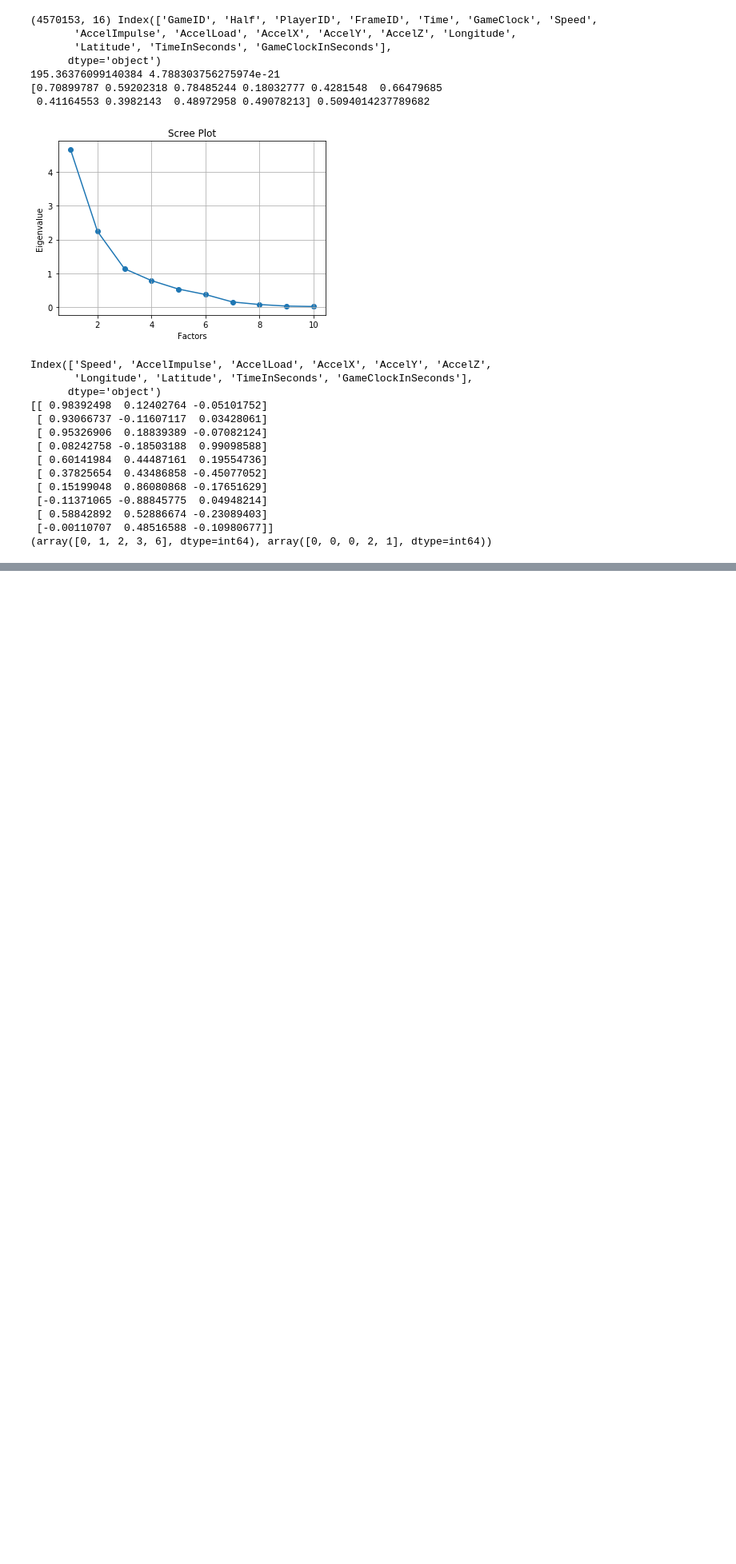
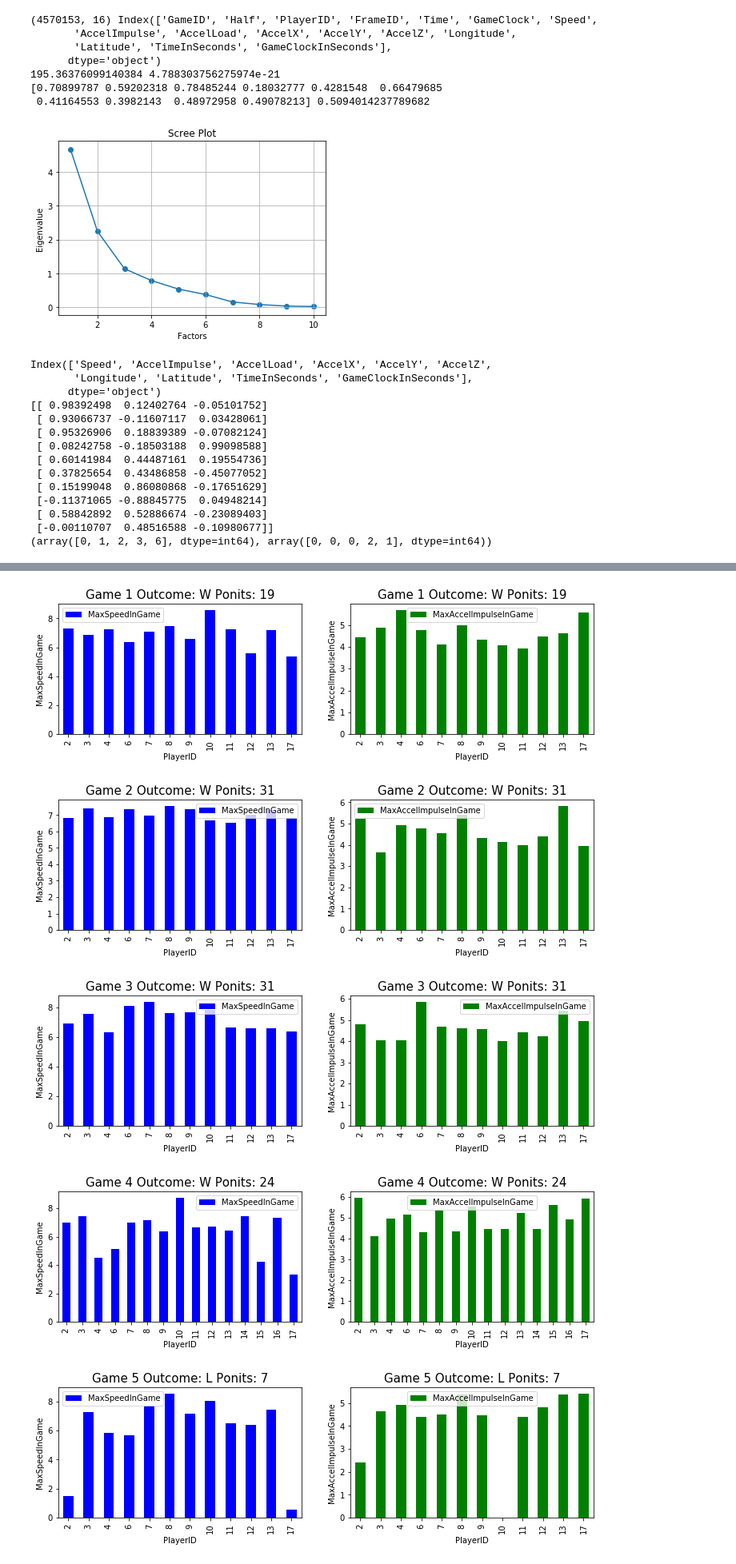
Before and after one commit to JoeRoussy/sta2453-project-1, a Jupyter notebook: gps_factor_analysis.ipynb, the cells around one changed output, grey strips where cells are left out. Shown at 80% size. Cells and saved outputs as stored; diff of their text form; code cells hidden in the pictures; blank space fills up the shorter version.

```diff
--- a/gps_factor_analysis.ipynb
+++ b/gps_factor_analysis.ipynb
@@ -143,0 +284,28 @@ print(games_df.head())
+# %%
+grouped_by_game = speed_data.groupby(['GameID','Outcome','TeamPoints'])
+
+for name,group in grouped_by_game:
+    fig = plt.figure(figsize=(12,3))
+    ax1 = fig.add_subplot(121)
+#     ax.set_yticks(np.arange(min(y), max(y)+1, 1.0))
+    group.plot.bar(ax=ax1, color='blue',x="PlayerID",y="MaxSpeedInGame")
+    ax1.set_ylabel('MaxSpeedInGame')
+    ax1.set_title('Game ' + str(name[0])+
+                  ' Outcome: ' + str(name[1]) +
+                  ' Points: ' + str(name[2]), fontsize=15)
+
+    ax2 = fig.add_subplot(122)
+    group.plot.bar(ax=ax2, color='green',x="PlayerID",y="MaxAccelImpulseInGame")
+    ax2.set_ylabel('MaxAccelImpulseInGame')
+    ax2.set_title('Game ' + str(name[0])+
+                  ' Outcome: ' + str(name[1]) +
+                  ' Points: ' + str(name[2]), fontsize=15)
+
+plt.show()
+plt.close()
+# %% [output]
+[figure, added]
+[figure, added]
+[figure, added]
+[figure, added]
+[figure, added]
```
Also changed, not shown: parts of 12 cells of this notebook, 1 other file.
